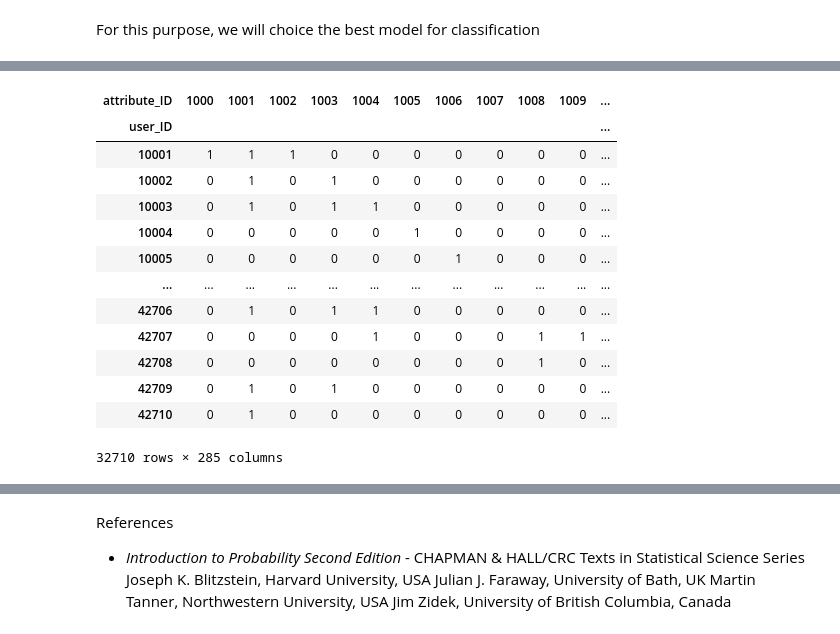
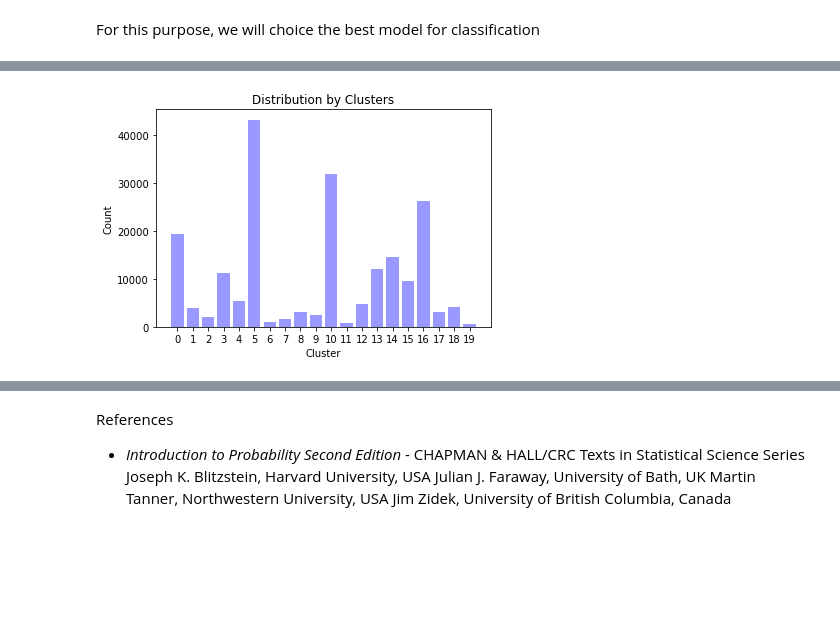
Before and after one commit to dante-cmd/-Relationship-between-web-pages, a Jupyter notebook: 0_sample_space.ipynb, the cells around one changed output, grey strips where cells are left out. Cells and saved outputs as stored; diff of their text form; code cells hidden in the pictures; blank space fills up the shorter version.

```diff
--- a/0_sample_space.ipynb
+++ b/0_sample_space.ipynb
@@ -288,17 +209,0 @@ cross_user_attr = pd.crosstab(data_total['user_ID'], data_total['attribute_ID'])
-# %%
-cross_user_attr
-# %% [output]
-| attribute_ID | 1000 | 1001 | 1002 | 1003 | 1004 | 1005 | 1006 | 1007 | 1008 | 1009 | ... |
-| user_ID |  |  |  |  |  |  |  |  |  |  | ... |
-| 10001 | 1 | 1 | 1 | 0 | 0 | 0 | 0 | 0 | 0 | 0 | ... |
-| 10002 | 0 | 1 | 0 | 1 | 0 | 0 | 0 | 0 | 0 | 0 | ... |
-| 10003 | 0 | 1 | 0 | 1 | 1 | 0 | 0 | 0 | 0 | 0 | ... |
-| 10004 | 0 | 0 | 0 | 0 | 0 | 1 | 0 | 0 | 0 | 0 | ... |
-| 10005 | 0 | 0 | 0 | 0 | 0 | 0 | 1 | 0 | 0 | 0 | ... |
-| ... | ... | ... | ... | ... | ... | ... | ... | ... | ... | ... | ... |
-| 42706 | 0 | 1 | 0 | 1 | 1 | 0 | 0 | 0 | 0 | 0 | ... |
-| 42707 | 0 | 0 | 0 | 0 | 1 | 0 | 0 | 0 | 1 | 1 | ... |
-| 42708 | 0 | 0 | 0 | 0 | 0 | 0 | 0 | 0 | 1 | 0 | ... |
-| 42709 | 0 | 1 | 0 | 1 | 0 | 0 | 0 | 0 | 0 | 0 | ... |
-| 42710 | 0 | 1 | 0 | 0 | 0 | 0 | 0 | 0 | 0 | 0 | ... |
-32710 rows × 285 columns
@@ -304,0 +218,17 @@ cross_user_attr
+# %%
+from sklearn.cluster import KMeans
+kmeans = KMeans(n_clusters=20, n_init=30)
+X_train = combinated_data.values
+kmeans.fit(X_train)
+clusters = kmeans.predict(X_train)
+# %%
+fig, ax = plt.subplots()
+
+label_cluster, counts_cluster = np.unique(clusters, return_counts=True)
+label_cluster = label_cluster.astype(str)
+
+ax.bar(label_cluster, counts_cluster, color = 'blue', alpha = 0.4 )
+ax.set(xlabel = 'Cluster', ylabel = 'Count', title = 'Distribution by Clusters')
+plt.show()
+# %% [output]
+[figure, added]
```
Also changed, not shown: parts of 35 cells of this notebook.
